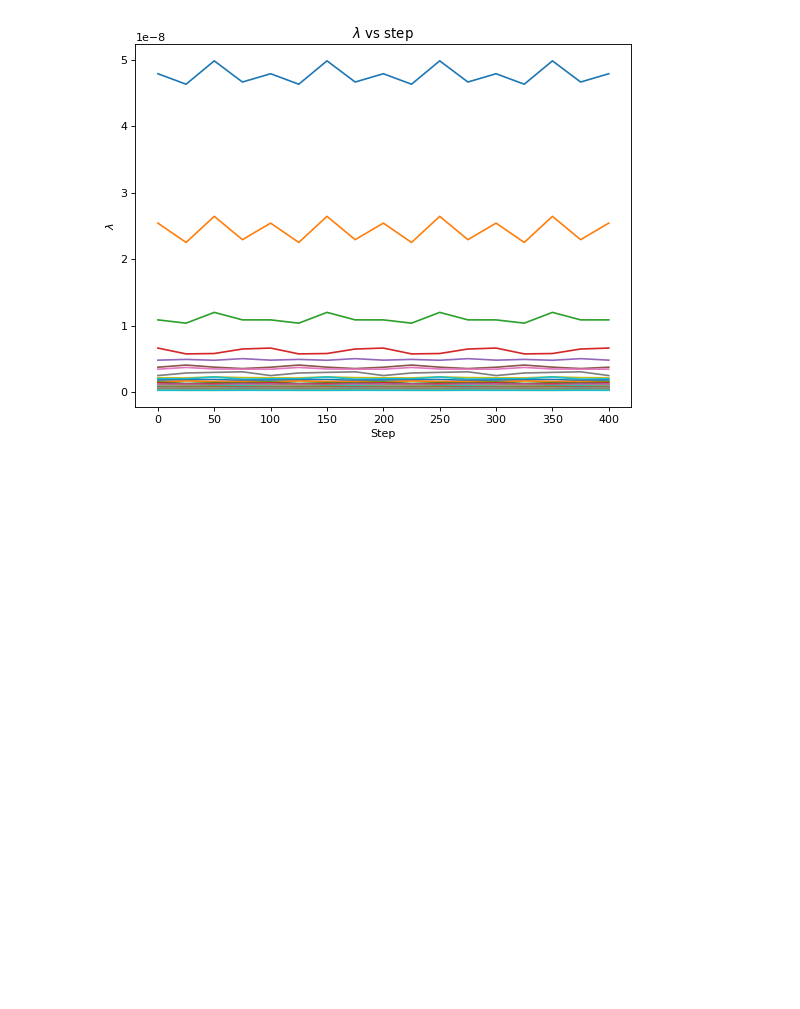
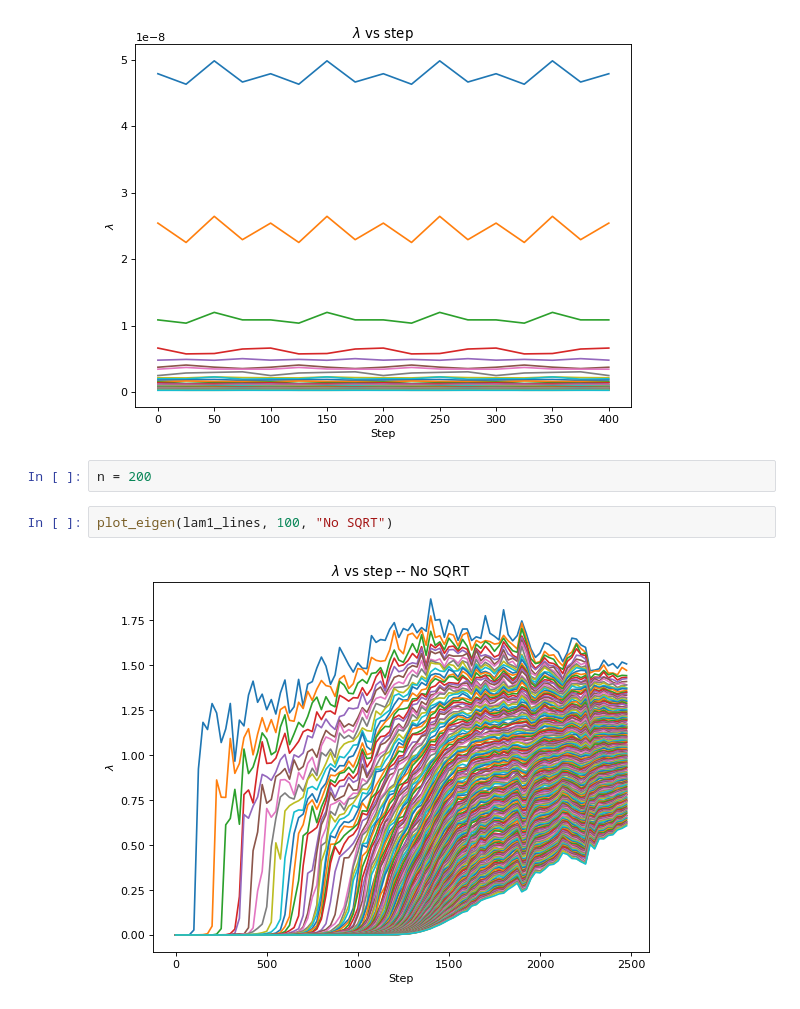
Before and after one commit to DGeisz/CodeX, a Jupyter notebook: Contrastive Learning/plotzzzz.ipynb, the cells around one changed output. Drawn from its saved outputs; the diff is of its cells as text; blank space fills up the shorter version.

Commit message:
Got sqrt learning to work

```diff
--- a/Contrastive Learning/plotzzzz.ipynb
+++ b/Contrastive Learning/plotzzzz.ipynb
@@ -44,3 +53,9 @@ with open("./checkpoint_good_sqrt/eigen.txt") as f:
 plot_eigen(good_lines)
 # %% [output]
 [figure]
+# %%
+n = 200
+# %%
+plot_eigen(lam1_lines, 100, "No SQRT")
+# %% [output]
+[figure, added]
```
Also changed, not shown: parts of 7 cells of this notebook, 7 other files.
